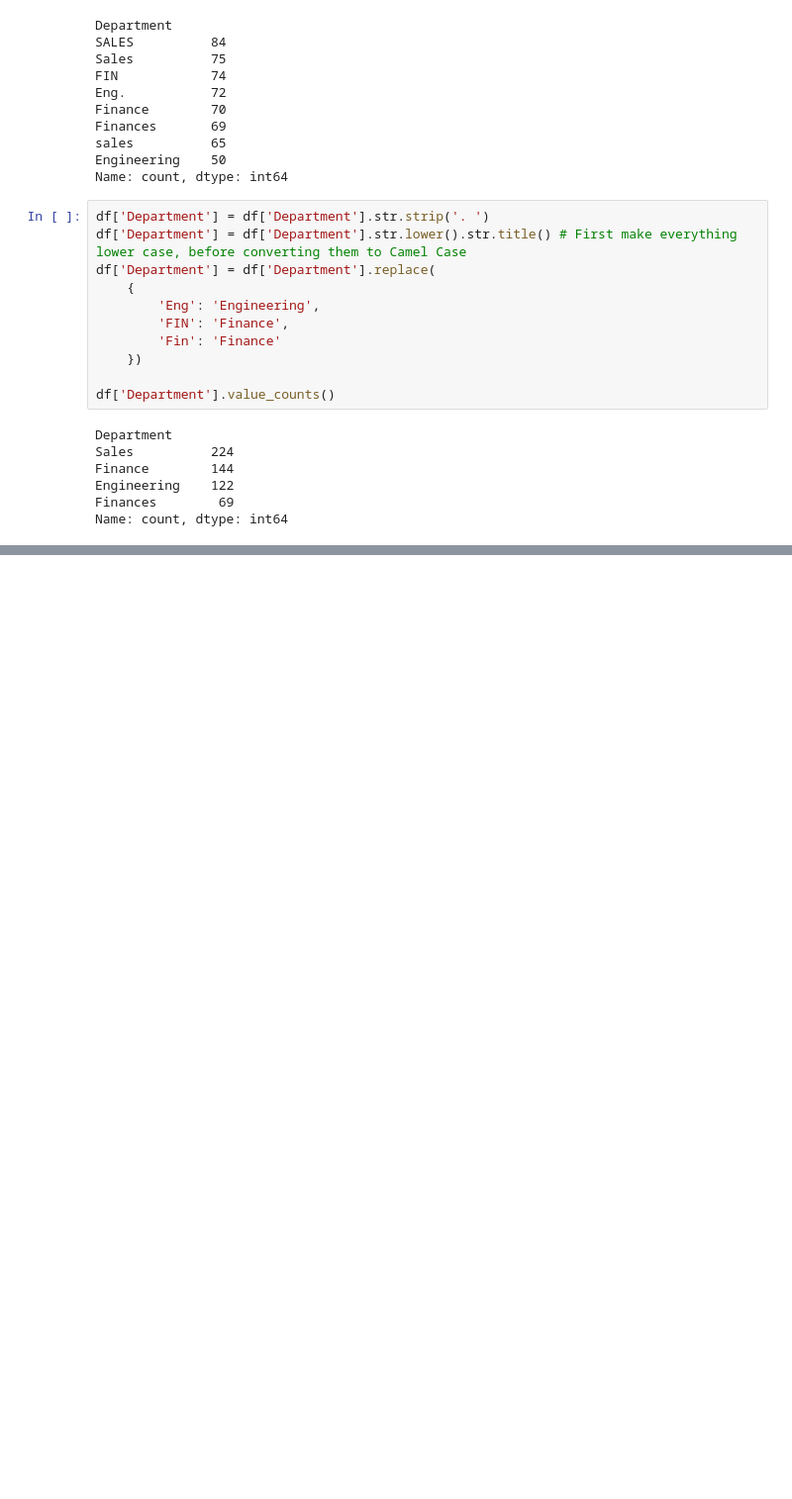
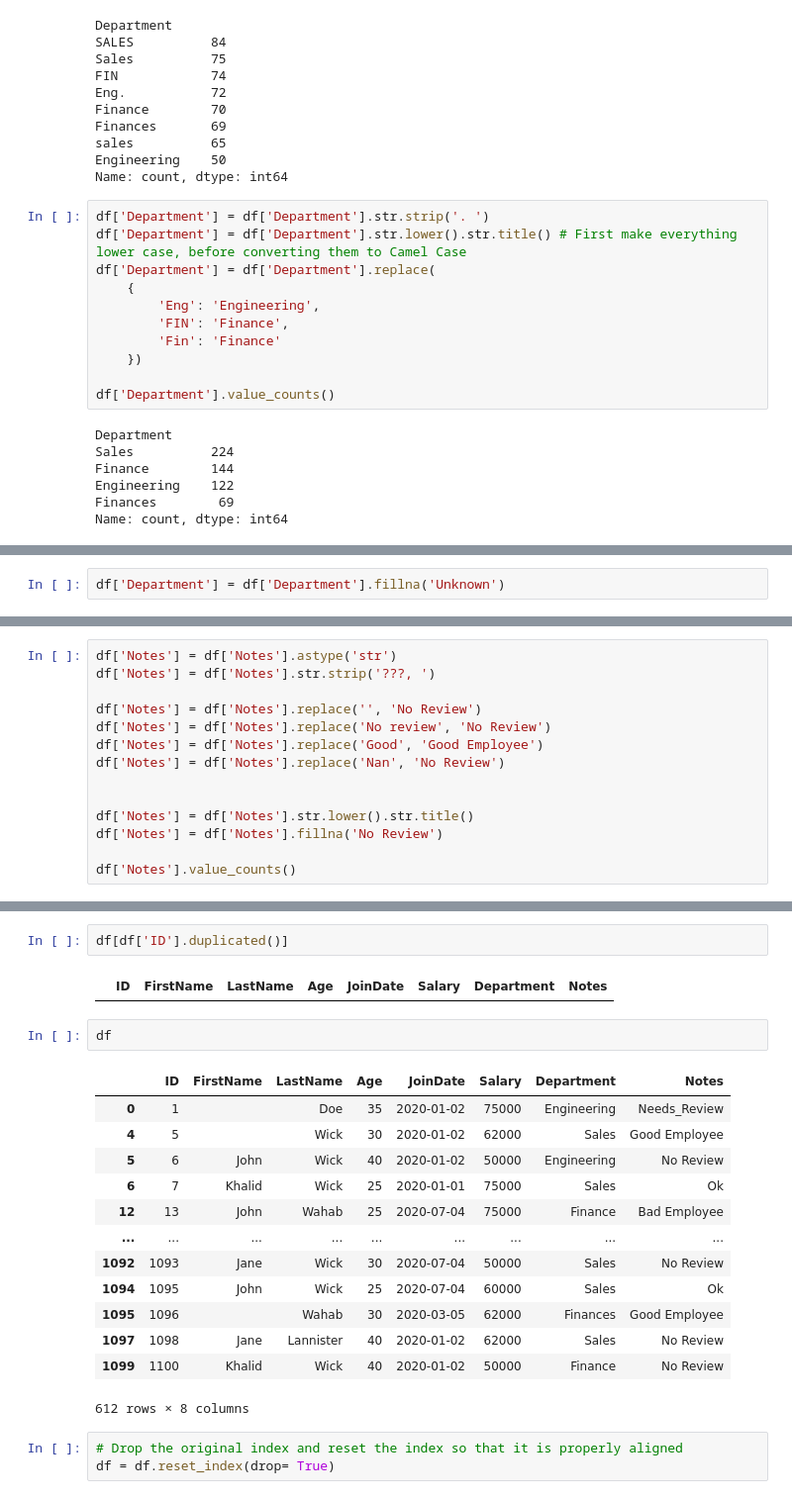
Before and after one commit to raphaelsimon9/Extracting_and_Visualizing_Stock_Data, a Jupyter notebook: messy_data.ipynb, the cells around one changed output, grey strips where cells are left out. Shown at 99% size. Cells and saved outputs as stored; diff of their text form; blank space fills up the shorter version.

```diff
--- a/messy_data.ipynb
+++ b/messy_data.ipynb
@@ -438,0 +457,2 @@ Name: count, dtype: int64
+# %%
+df['Department'] = df['Department'].fillna('Unknown')
@@ -438,0 +498,14 @@ Name: count, dtype: int64
+# %%
+df['Notes'] = df['Notes'].astype('str')
+df['Notes'] = df['Notes'].str.strip('???, ')
+
+df['Notes'] = df['Notes'].replace('', 'No Review')
+df['Notes'] = df['Notes'].replace('No review', 'No Review')
+df['Notes'] = df['Notes'].replace('Good', 'Good Employee')
+df['Notes'] = df['Notes'].replace('Nan', 'No Review')
+
+
+df['Notes'] = df['Notes'].str.lower().str.title()
+df['Notes'] = df['Notes'].fillna('No Review')
+
+df['Notes'].value_counts()
@@ -438,0 +532,23 @@ Name: count, dtype: int64
+# %%
+df[df['ID'].duplicated()]
+# %% [output]
+|  | ID | FirstName | LastName | Age | JoinDate | Salary | Department | Notes |
+# %%
+df
+# %% [output]
+|  | ID | FirstName | LastName | Age | JoinDate | Salary | Department | Notes |
+| 0 | 1 |  | Doe | 35 | 2020-01-02 | 75000 | Engineering | Needs_Review |
+| 4 | 5 |  | Wick | 30 | 2020-01-02 | 62000 | Sales | Good Employee |
+| 5 | 6 | John | Wick | 40 | 2020-01-02 | 50000 | Engineering | No Review |
+| 6 | 7 | Khalid | Wick | 25 | 2020-01-01 | 75000 | Sales | Ok |
+| 12 | 13 | John | Wahab | 25 | 2020-07-04 | 75000 | Finance | Bad Employee |
+| ... | ... | ... | ... | ... | ... | ... | ... | ... |
+| 1092 | 1093 | Jane | Wick | 30 | 2020-07-04 | 50000 | Sales | No Review |
+| 1094 | 1095 | John | Wick | 25 | 2020-07-04 | 60000 | Sales | Ok |
+| 1095 | 1096 |  | Wahab | 30 | 2020-03-05 | 62000 | Finances | Good Employee |
+| 1097 | 1098 | Jane | Lannister | 40 | 2020-01-02 | 62000 | Sales | No Review |
+| 1099 | 1100 | Khalid | Wick | 40 | 2020-01-02 | 50000 | Finance | No Review |
+612 rows × 8 columns
+# %%
+# Drop the original index and reset the index so that it is properly aligned
+df = df.reset_index(drop= True)
```
Also changed, not shown: parts of 25 cells of this notebook.
